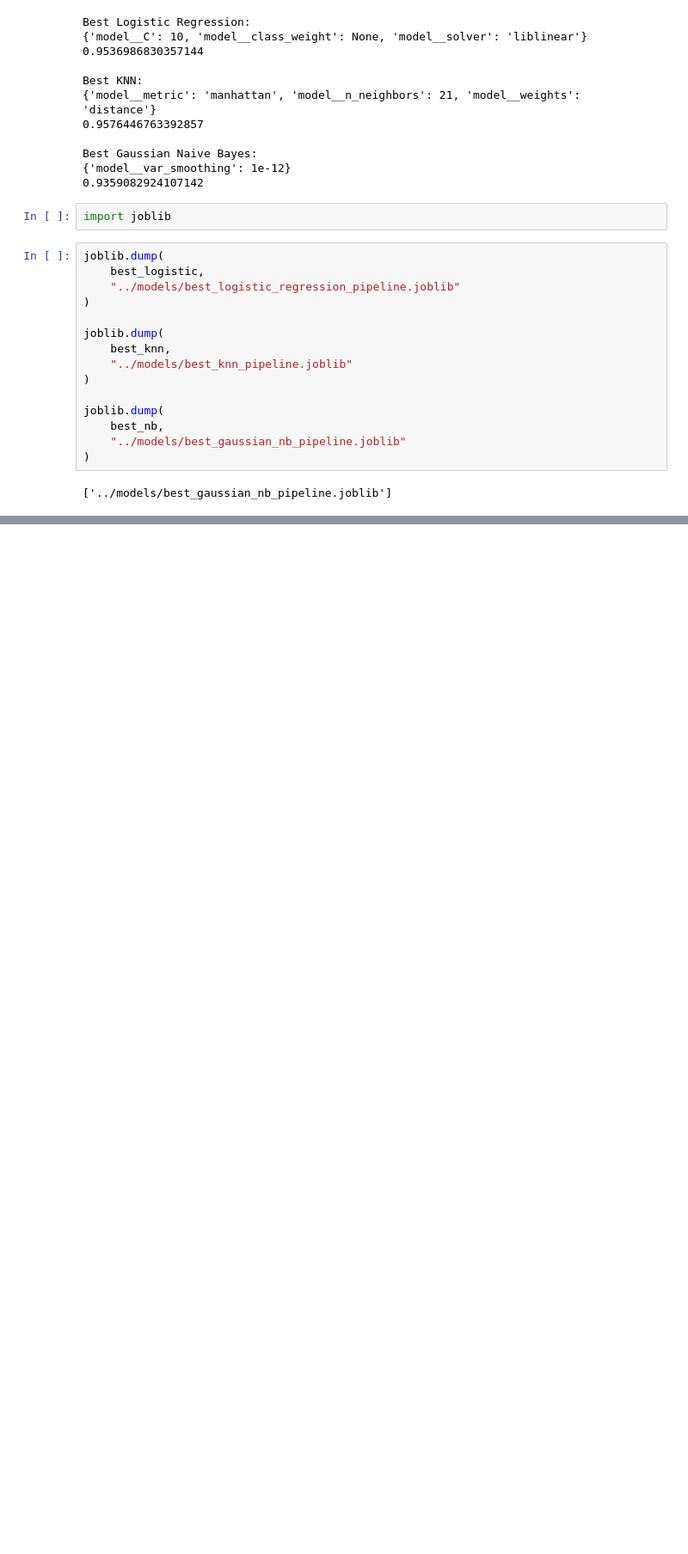
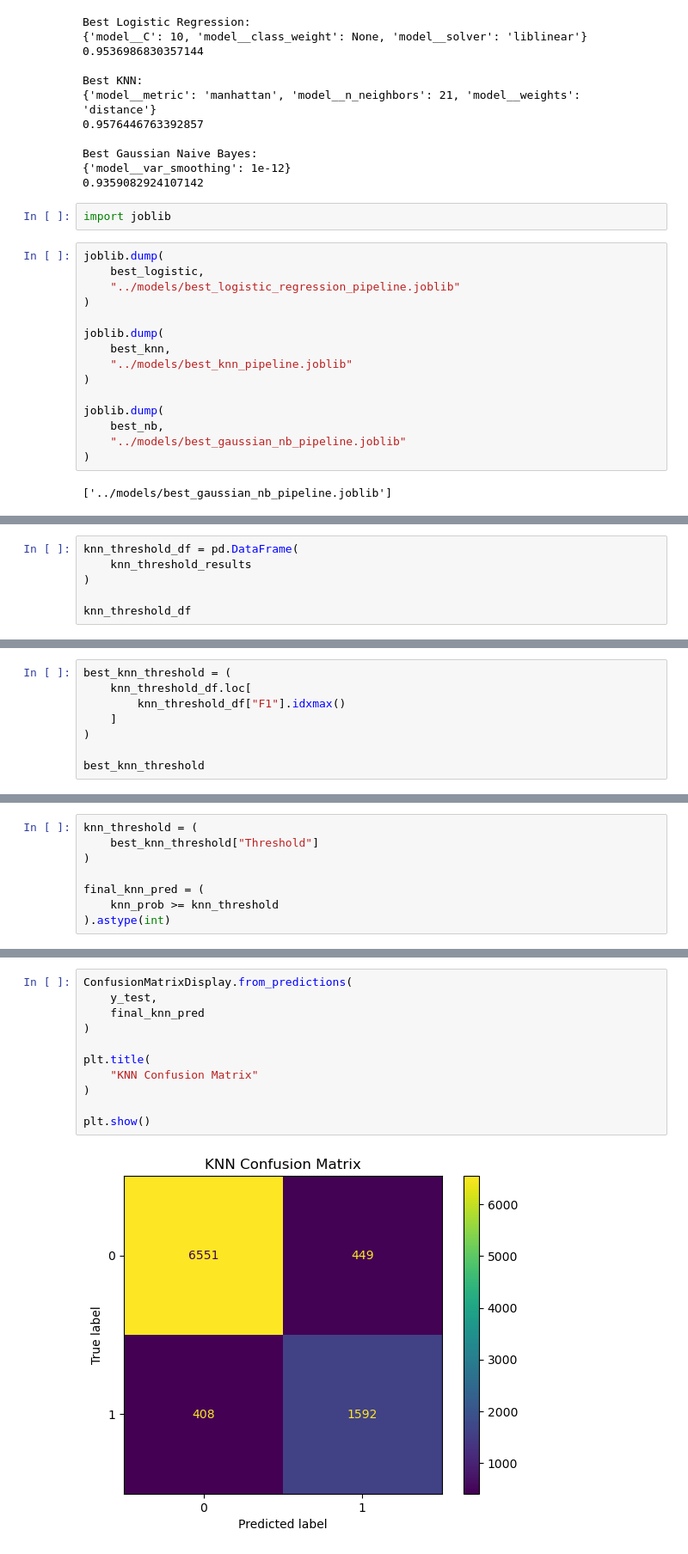
Before and after one commit to Manish-Kumar-05/Credit-Risk---Loan-Approval-Engine, a Jupyter notebook: notebooks/09_hyperparameter_tuning.ipynb, the cells around one changed output, grey strips where cells are left out. Shown at 86% size. Drawn from its saved outputs; the diff is of its cells as text; blank space fills up the shorter version.

```diff
--- a/notebooks/09_hyperparameter_tuning.ipynb
+++ b/notebooks/09_hyperparameter_tuning.ipynb
@@ -499,0 +615,6 @@ joblib.dump(
+# %%
+knn_threshold_df = pd.DataFrame(
+    knn_threshold_results
+)
+
+knn_threshold_df
@@ -499,0 +640,8 @@ joblib.dump(
+# %%
+best_knn_threshold = (
+    knn_threshold_df.loc[
+        knn_threshold_df["F1"].idxmax()
+    ]
+)
+
+best_knn_threshold
@@ -499,0 +711,8 @@ joblib.dump(
+# %%
+knn_threshold = (
+    best_knn_threshold["Threshold"]
+)
+
+final_knn_pred = (
+    knn_prob >= knn_threshold
+).astype(int)
@@ -499,0 +734,13 @@ joblib.dump(
+# %%
+ConfusionMatrixDisplay.from_predictions(
+    y_test,
+    final_knn_pred
+)
+
+plt.title(
+    "KNN Confusion Matrix"
+)
+
+plt.show()
+# %% [output]
+[figure, added]
```
Also changed, not shown: parts of 37 cells of this notebook, 1 other file.
